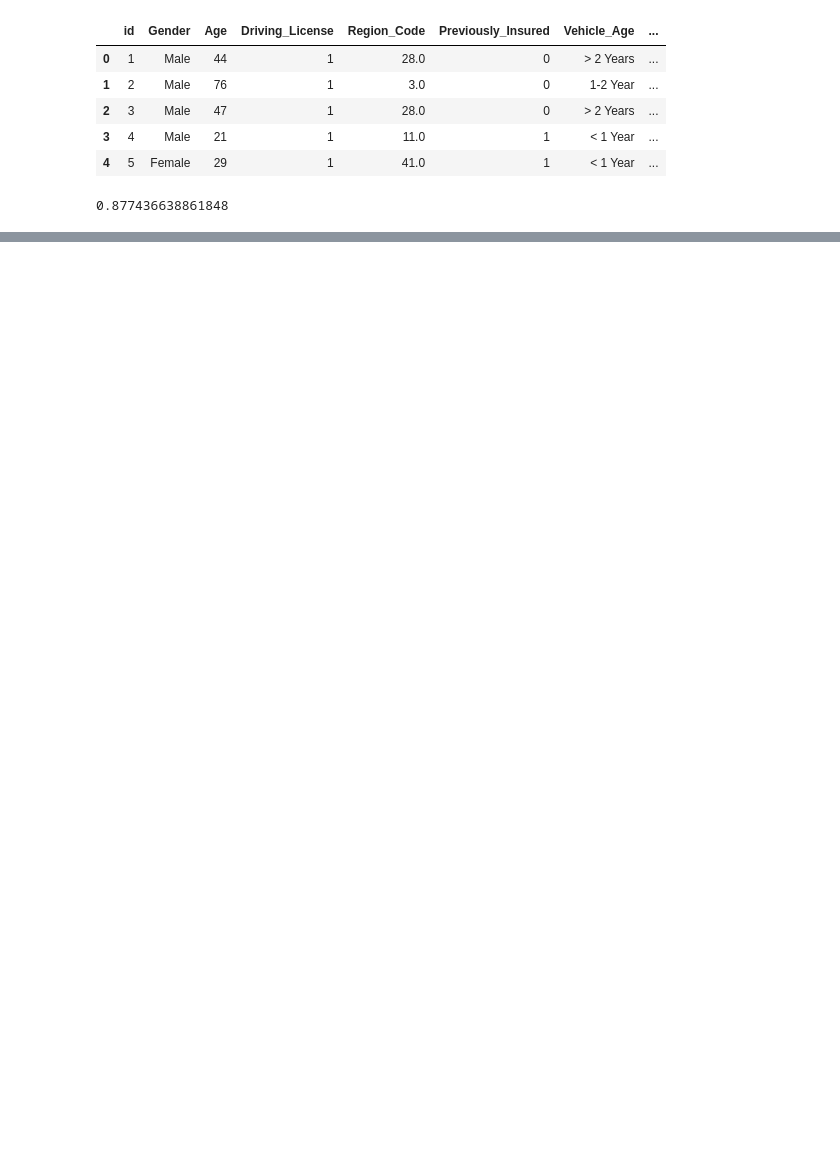
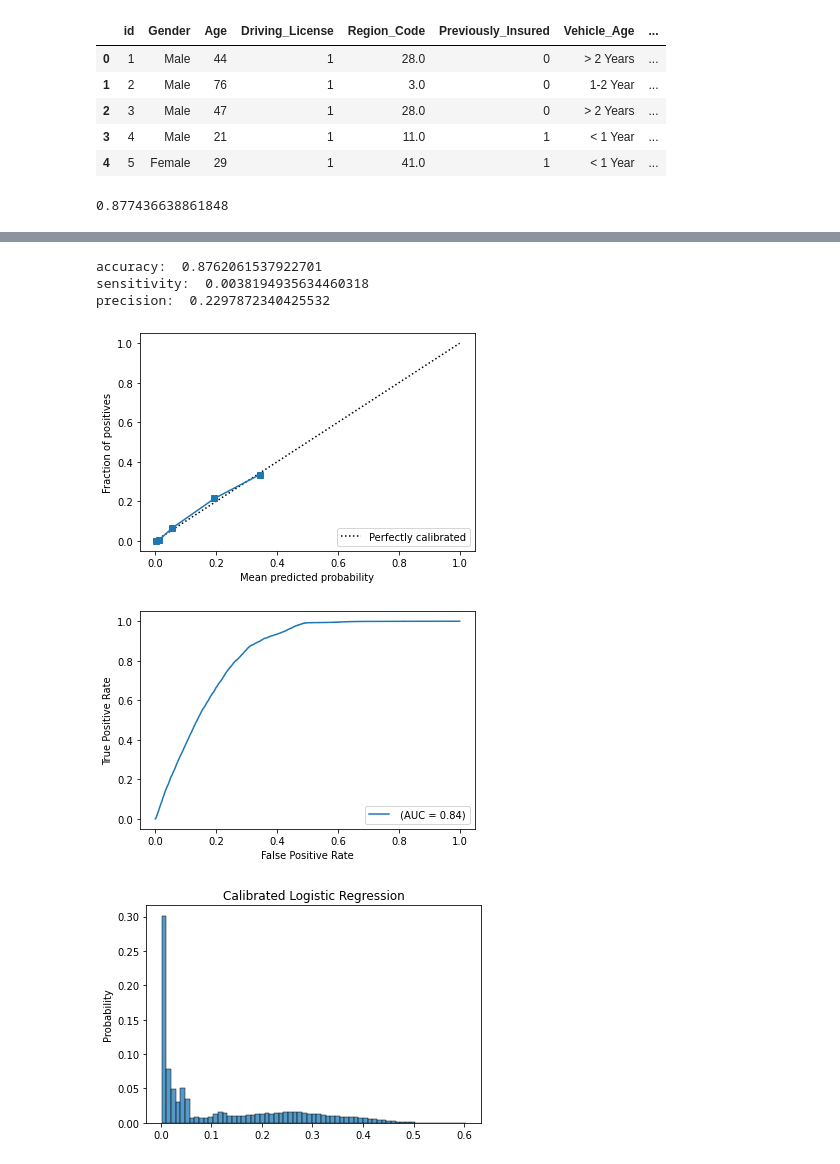
Before and after one commit to Johannes-Gross/business-analytics, a Jupyter notebook: insurance-jg.ipynb, the cells around one changed output, grey strips where cells are left out. Drawn from its saved outputs; the diff is of its cells as text; code cells hidden in the pictures; blank space fills up the shorter version.

```diff
--- a/insurance-jg.ipynb
+++ b/insurance-jg.ipynb
@@ -100,0 +140,11 @@ precision:  0.6176470588235294
+# %%
+lrc = LogisticRegression()
+lr_calib = CalibratedClassifierCV(base_estimator=lrc, method='sigmoid').fit(X_train,y_train)
+eval_clf(lr_calib, X_test, y_test, clf_name='Calibrated Logistic Regression')
+# %% [output]
+accuracy:  0.8762061537922701
+sensitivity:  0.0038194935634460318
+precision:  0.2297872340425532
+[figure, added]
+[figure, added]
+[figure, added]
```
Also changed, not shown: parts of 12 cells of this notebook, 1 other file.
